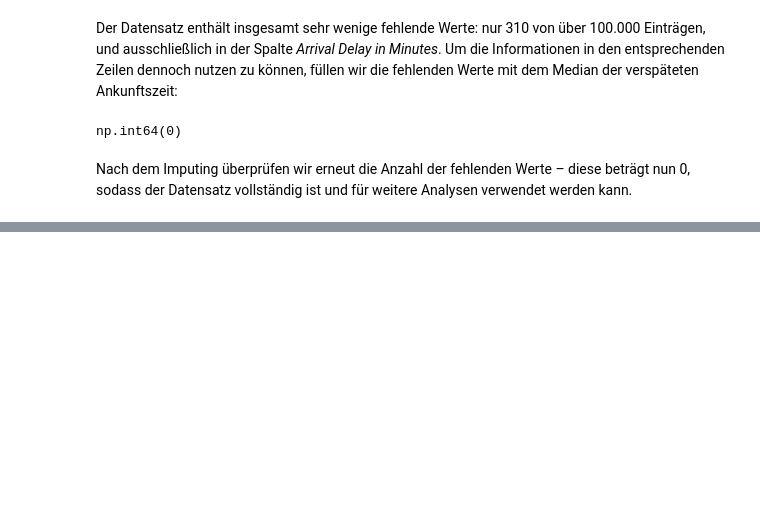
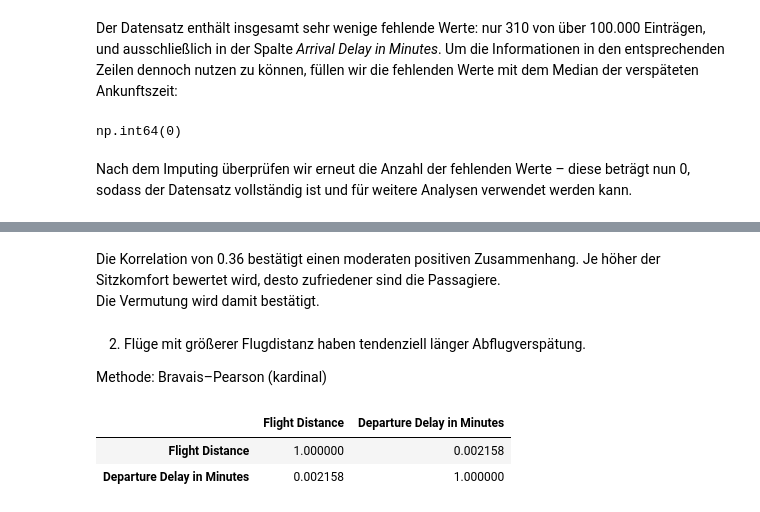
Before and after one commit to Sulphur1407/DSKI-Portfolio-1, a Jupyter notebook: PortfolioFinalVersion.ipynb, the cells around one changed output, grey strips where cells are left out. Cells and saved outputs as stored; diff of their text form; code cells hidden in the pictures; blank space fills up the shorter version.

```diff
--- a/PortfolioFinalVersion.ipynb
+++ b/PortfolioFinalVersion.ipynb
@@ -220,0 +317,13 @@ Nach dem Imputing überprüfen wir erneut die Anzahl der fehlenden Werte – die
+# %% [markdown]
+Die Korrelation von 0.36 bestätigt einen moderaten positiven Zusammenhang. Je höher der Sitzkomfort bewertet wird, desto zufriedener sind die Passagiere.
+Die Vermutung wird damit bestätigt.
+# %% [markdown]
+2. Flüge mit größerer Flugdistanz haben tendenziell länger Abflugverspätung.
+
+Methode: Bravais–Pearson (kardinal)
+# %%
+df[['Flight Distance', 'Departure Delay in Minutes']].corr(method='pearson')
+# %% [output]
+|  | Flight Distance | Departure Delay in Minutes |
+| Flight Distance | 1.000000 | 0.002158 |
+| Departure Delay in Minutes | 0.002158 | 1.000000 |
```
Also changed, not shown: parts of 16 cells of this notebook, 1 other file.
